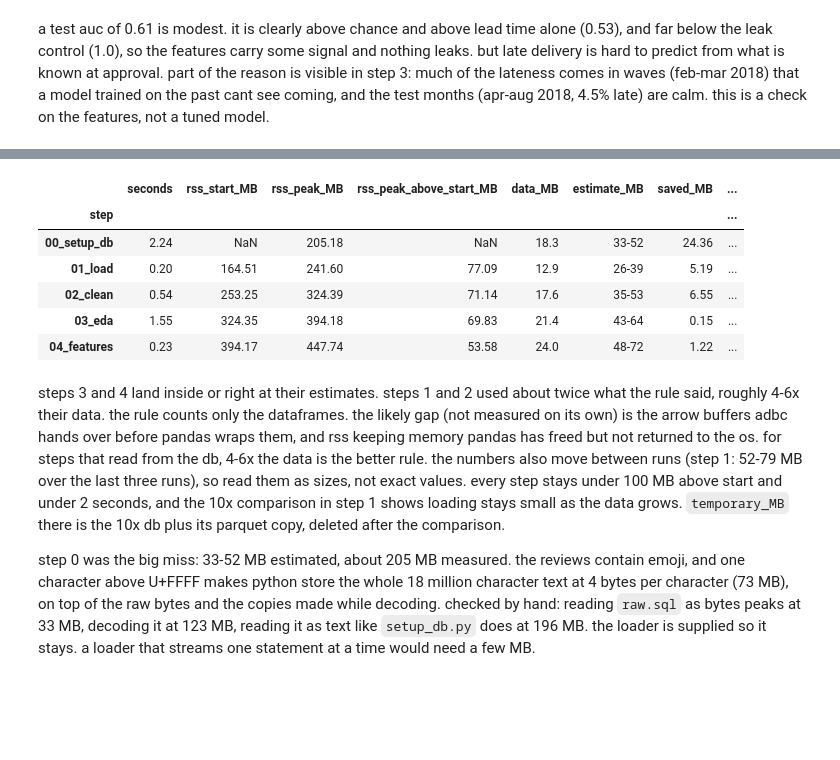
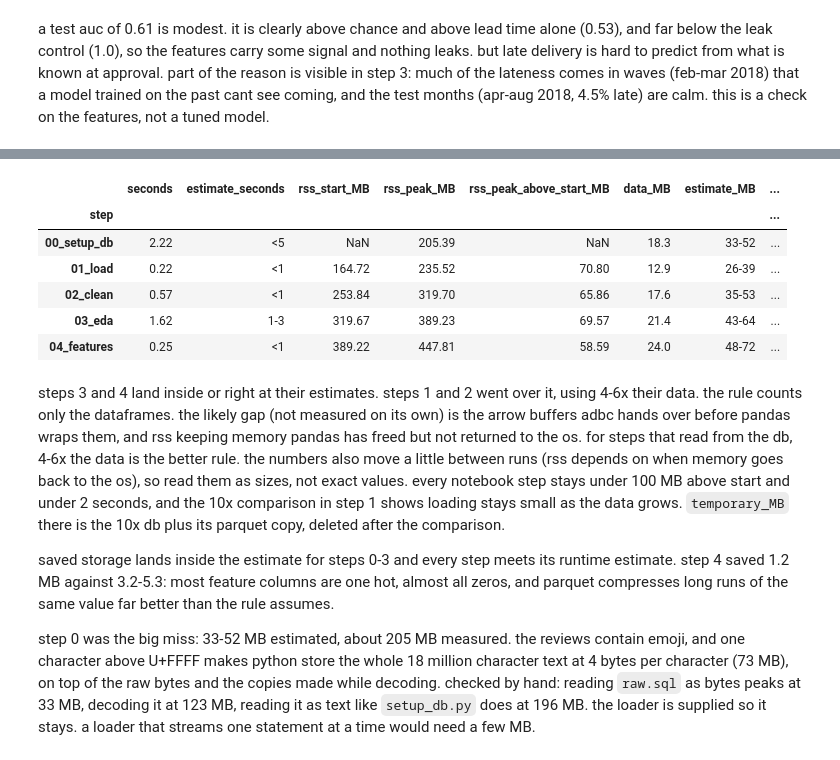
Before and after one commit to 11NOel11/eng2040-assignment1, a Jupyter notebook: pipeline.ipynb, the cells around one changed output, grey strips where cells are left out. Saved outputs shown, nothing was run; the diff lists cells and outputs as text; code cells hidden in the pictures; blank space fills up the shorter version.

Commit message:
feat: claims check on every typed number, storage and runtime estimates, brief map in readme

```diff
--- a/pipeline.ipynb
+++ b/pipeline.ipynb
@@ -147,7 +148,8 @@ b10 = bench[bench.scale == 10].set_index("approach")
 print(bench.pivot_table(index="approach", columns="scale", values=["MB_above_baseline", "seconds"]).round(2).to_string())
 
 short = {"sqlite sql (adbc)": "sqlite sql (adbc)", "pandas (adbc reads whole tables)": "pandas", "duckdb sql on parquet": "duckdb, parquet",
-         "duckdb sql on sqlite": "duckdb, sqlite file", "duckdb sql on parquet, 1 thread": "duckdb, parquet, 1 thread"}
+         "duckdb sql on sqlite": "duckdb, sqlite file", "duckdb sql on parquet, 1 thread": "duckdb, parquet, 1 thread",
+         "sqlite sql (python sqlite3 driver)": "sqlite sql (sqlite3 driver)", "duckdb sql on parquet, streamed to a file": "duckdb, parquet, to a file"}
 nudge = {"duckdb sql on parquet": (6, 4), "duckdb sql on sqlite": (6, -10)}
 fig, ax = plt.subplots(figsize=(6.5, 3.2))
 for name, r in b10.iterrows():
@@ -952,25 +960,31 @@ estimate rule: peak above start ~ 2-3x the in-memory size of the data the step h
 # %%
 OUT, done = track("05_resources")
 res = pd.DataFrame([json.loads(p.read_text()) for p in sorted(DATA.glob("0[0-4]*/resources.json"))]).set_index("step")
 res["data_MB"] = res.in_memory_MB.apply(lambda d: round(sum(d.values()), 1))
 res["estimate_MB"] = res.data_MB.apply(lambda m: f"{2 * m:.0f}-{3 * m:.0f}")
 res.loc["00_setup_db", "estimate_MB"] = res.estimate_peak_MB["00_setup_db"]  # whole process, see run.py
 res["saved_MB"] = res.saved_MB.apply(lambda d: round(sum(d.values()), 2))
+written = {"00_setup_db": ["raw.sql text"], "01_load": ["orders", "items"], "02_clean": ["orders", "items", "changes"], "04_features": ["features"]}  # tables each step saves
+k = {"00_setup_db": (1, 1.5)}
+res["estimate_saved_MB"] = [f"{k.get(s, (.3, .5))[0] * m:.1f}-{k.get(s, (.3, .5))[1] * m:.1f}" if (m := sum(res.in_memory_MB[s][t] for t in written.get(s, []))) else "<1" for s in res.index]
+res["estimate_seconds"] = pd.Series({"00_setup_db": "<5", "01_load": "<1", "02_clean": "<1", "03_eda": "1-3", "04_features": "<1"})
 bench = pd.read_csv(DATA / "01_load" / "bench.csv")
 res.loc["01_load", "temporary_MB"] = bench.sqlite_MB.max() + bench.parquet_MB.max()
-summary = res[["seconds", "rss_start_MB", "rss_peak_MB", "rss_peak_above_start_MB", "data_MB", "estimate_MB", "saved_MB", "temporary_MB"]]
+summary = res[["seconds", "estimate_seconds", "rss_start_MB", "rss_peak_MB", "rss_peak_above_start_MB", "data_MB", "estimate_MB", "saved_MB", "estimate_saved_MB", "temporary_MB"]]
 summary.to_csv(OUT / "resources_summary.csv")
 summary
 # %% [output]
-|  | seconds | rss_start_MB | rss_peak_MB | rss_peak_above_start_MB | data_MB | estimate_MB | saved_MB | ... |
+|  | seconds | estimate_seconds | rss_start_MB | rss_peak_MB | rss_peak_above_start_MB | data_MB | estimate_MB | ... |
 | step |  |  |  |  |  |  |  | ... |
-| 00_setup_db | 2.24 | NaN | 205.18 | NaN | 18.3 | 33-52 | 24.36 | ... |
-| 01_load | 0.20 | 164.51 | 241.60 | 77.09 | 12.9 | 26-39 | 5.19 | ... |
-| 02_clean | 0.54 | 253.25 | 324.39 | 71.14 | 17.6 | 35-53 | 6.55 | ... |
-| 03_eda | 1.55 | 324.35 | 394.18 | 69.83 | 21.4 | 43-64 | 0.15 | ... |
-| 04_features | 0.23 | 394.17 | 447.74 | 53.58 | 24.0 | 48-72 | 1.22 | ... |
+| 00_setup_db | 2.22 | <5 | NaN | 205.39 | NaN | 18.3 | 33-52 | ... |
+| 01_load | 0.22 | <1 | 164.72 | 235.52 | 70.80 | 12.9 | 26-39 | ... |
+| 02_clean | 0.57 | <1 | 253.84 | 319.70 | 65.86 | 17.6 | 35-53 | ... |
+| 03_eda | 1.62 | 1-3 | 319.67 | 389.23 | 69.57 | 21.4 | 43-64 | ... |
+| 04_features | 0.25 | <1 | 389.22 | 447.81 | 58.59 | 24.0 | 48-72 | ... |
 # %% [markdown]
-steps 3 and 4 land inside or right at their estimates. steps 1 and 2 used about twice what the rule said, roughly 4-6x their data. the rule counts only the dataframes. the likely gap (not measured on its own) is the arrow buffers adbc hands over before pandas wraps them, and rss keeping memory pandas has freed but not returned to the os. for steps that read from the db, 4-6x the data is the better rule. the numbers also move between runs (step 1: 52-79 MB over the last three runs), so read them as sizes, not exact values. every step stays under 100 MB above start and under 2 seconds, and the 10x comparison in step 1 shows loading stays small as the data grows. `temporary_MB` there is the 10x db plus its parquet copy, deleted after the comparison.
+steps 3 and 4 land inside or right at their estimates. steps 1 and 2 went over it, using 4-6x their data. the rule counts only the dataframes. the likely gap (not measured on its own) is the arrow buffers adbc hands over before pandas wraps them, and rss keeping memory pandas has freed but not returned to the os. for steps that read from the db, 4-6x the data is the better rule. the numbers also move a little between runs (rss depends on when memory goes back to the os), so read them as sizes, not exact values. every notebook step stays under 100 MB above start and under 2 seconds, and the 10x comparison in step 1 shows loading stays small as the data grows. `temporary_MB` there is the 10x db plus its parquet copy, deleted after the comparison.
+
+saved storage lands inside the estimate for steps 0-3 and every step meets its runtime estimate. step 4 saved 1.2 MB against 3.2-5.3: most feature columns are one hot, almost all zeros, and parquet compresses long runs of the same value far better than the rule assumes.
 
 step 0 was the big miss: 33-52 MB estimated, about 205 MB measured. the reviews contain emoji, and one character above U+FFFF makes python store the whole 18 million character text at 4 bytes per character (73 MB), on top of the raw bytes and the copies made while decoding. checked by hand: reading `raw.sql` as bytes peaks at 33 MB, decoding it at 123 MB, reading it as text like `setup_db.py` does at 196 MB. the loader is supplied so it stays. a loader that streams one statement at a time would need a few MB.
 # %%
```
Also changed, not shown: parts of 14 cells of this notebook, 5 other files.
